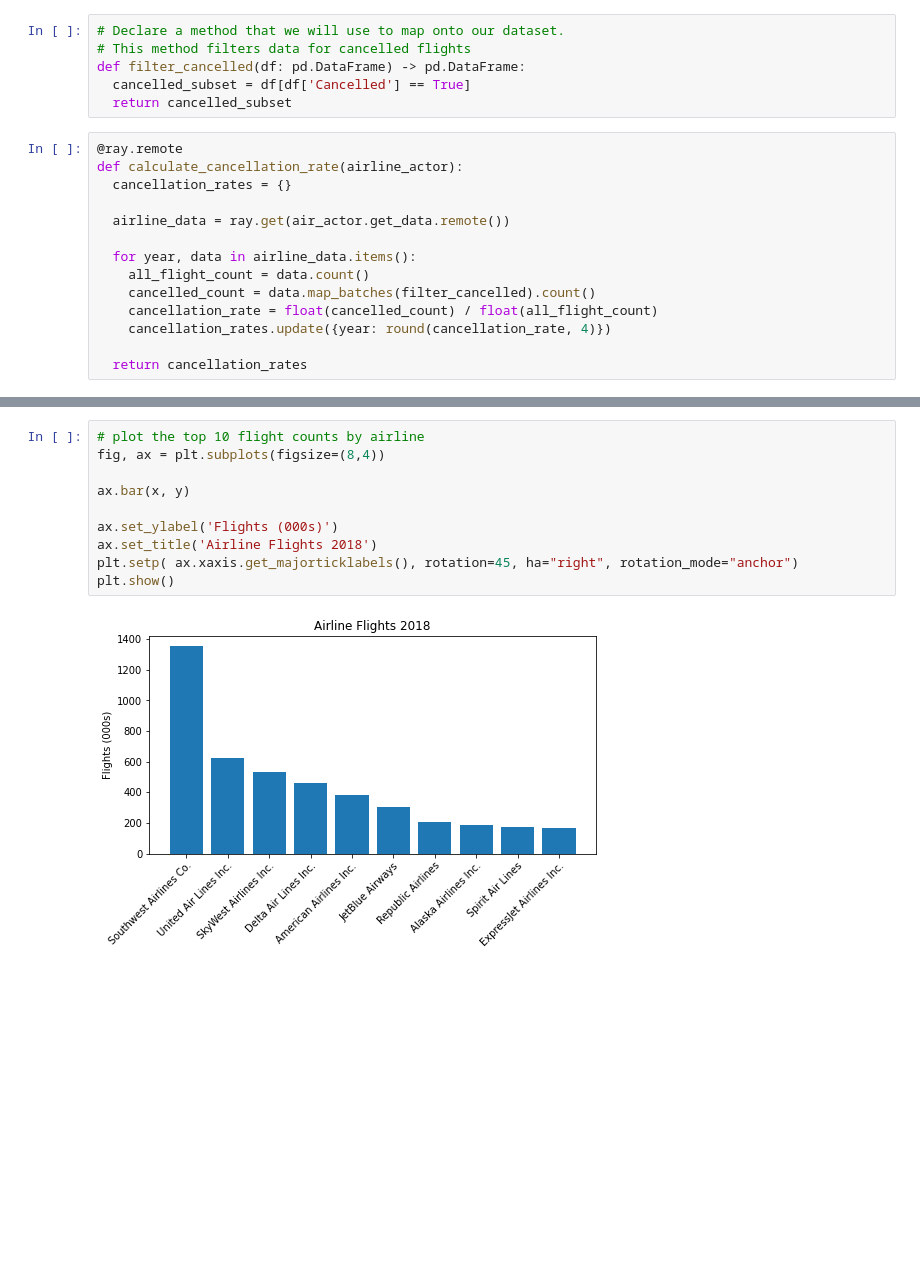
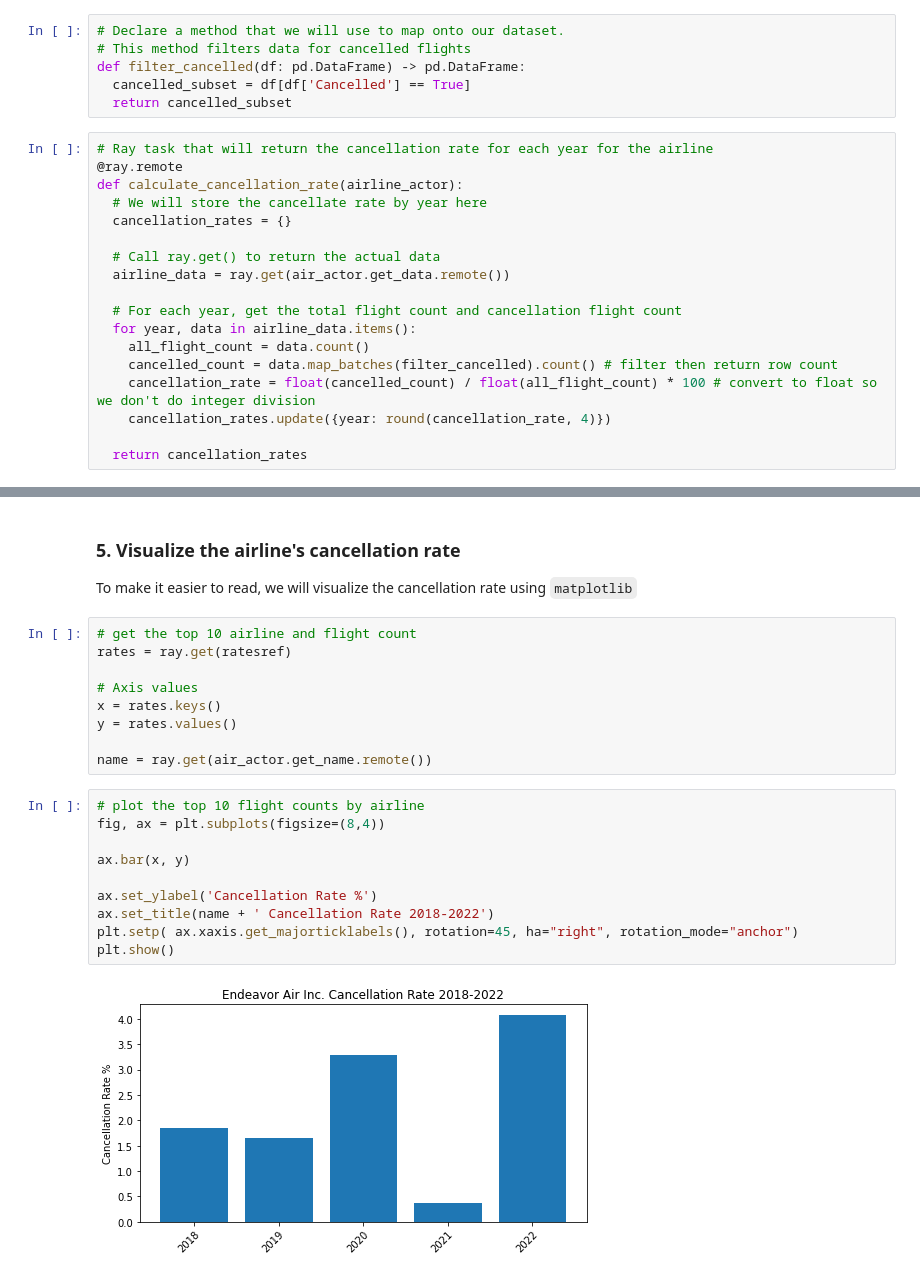
Before and after one commit to smc395/ics691_big_data_project, a Jupyter notebook: Ray_Tutorial.ipynb, the cells around one changed output, grey strips where cells are left out. Cells and saved outputs as stored; diff of their text form; blank space fills up the shorter version.

Commit message:
Finish actor example, calculate flight cancellation rate, and visualize the cancellation rate. Cleanup notebook and add conclusion section

```diff
--- a/Ray_Tutorial.ipynb
+++ b/Ray_Tutorial.ipynb
@@ -527,16 +551,20 @@ def filter_cancelled(df: pd.DataFrame) -> pd.DataFrame:
   cancelled_subset = df[df['Cancelled'] == True]
   return cancelled_subset
 # %%
+# Ray task that will return the cancellation rate for each year for the airline
 @ray.remote
 def calculate_cancellation_rate(airline_actor):
+  # We will store the cancellate rate by year here
   cancellation_rates = {}
 
+  # Call ray.get() to return the actual data
   airline_data = ray.get(air_actor.get_data.remote())
 
+  # For each year, get the total flight count and cancellation flight count
   for year, data in airline_data.items():
     all_flight_count = data.count()
-    cancelled_count = data.map_batches(filter_cancelled).count()
-    cancellation_rate = float(cancelled_count) / float(all_flight_count)
+    cancelled_count = data.map_batches(filter_cancelled).count() # filter then return row count
+    cancellation_rate = float(cancelled_count) / float(all_flight_count) * 100 # convert to float so we don't do integer division
     cancellation_rates.update({year: round(cancellation_rate, 4)})
 
   return cancellation_rates
@@ -641,12 +579,24 @@ for airline in top:
+# %% [markdown]
+### 5. Visualize the airline's cancellation rate
+To make it easier to read, we will visualize the cancellation rate using `matplotlib`
+# %%
+# get the top 10 airline and flight count
+rates = ray.get(ratesref)
+
+# Axis values
+x = rates.keys()
+y = rates.values()
+
+name = ray.get(air_actor.get_name.remote())
 # %%
 # plot the top 10 flight counts by airline
 fig, ax = plt.subplots(figsize=(8,4))
 
 ax.bar(x, y)
 
-ax.set_ylabel('Flights (000s)')
-ax.set_title('Airline Flights 2018')
+ax.set_ylabel('Cancellation Rate %')
+ax.set_title(name + ' Cancellation Rate 2018-2022')
 plt.setp( ax.xaxis.get_majorticklabels(), rotation=45, ha="right", rotation_mode="anchor")
 plt.show()
 # %% [output]
-[figure, old version]
+[figure, new version]
```
Also changed, not shown: parts of 38 cells of this notebook.
